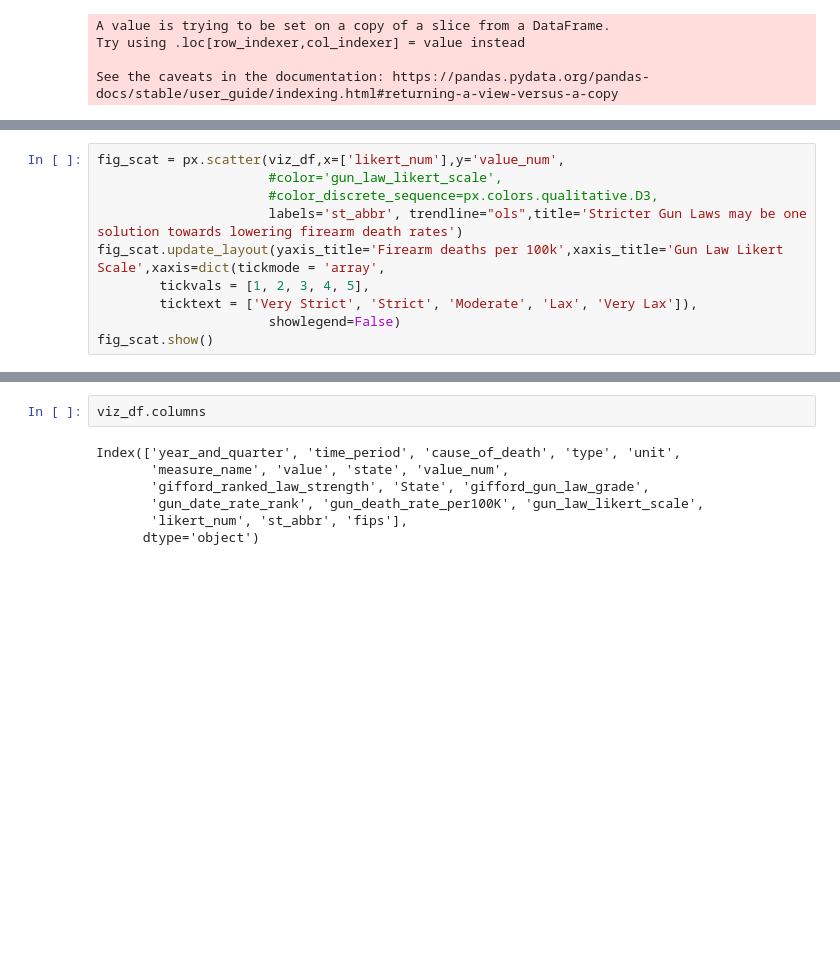
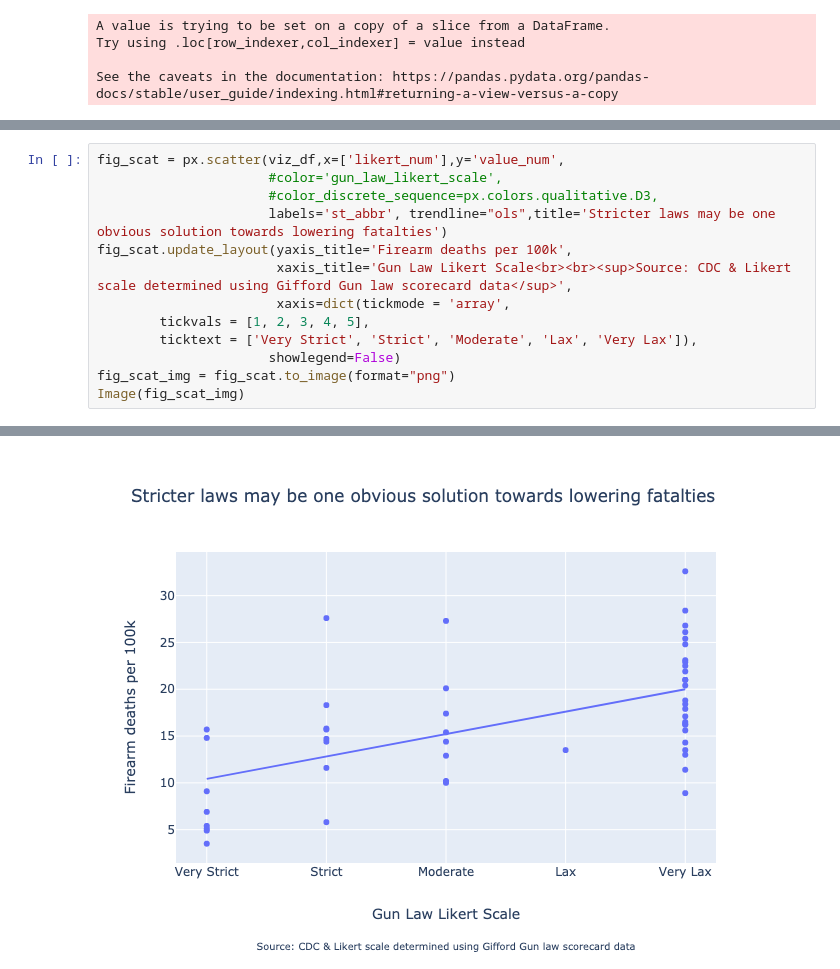
Before and after one commit to jforster19/Data608, a Jupyter notebook: Data Story 3 Draft.ipynb, the cells around one changed output, grey strips where cells are left out. Drawn from its saved outputs; the diff is of its cells as text; blank space fills up the shorter version.

```diff
--- a/Data Story 3 Draft.ipynb
+++ b/Data Story 3 Draft.ipynb
@@ -284,10 +297,13 @@ fig_box.show()
 fig_scat = px.scatter(viz_df,x=['likert_num'],y='value_num',
                       #color='gun_law_likert_scale',
                       #color_discrete_sequence=px.colors.qualitative.D3,
-                      labels='st_abbr', trendline="ols",title='Stricter Gun Laws may be one solution towards lowering firearm death rates')
-fig_scat.update_layout(yaxis_title='Firearm deaths per 100k',xaxis_title='Gun Law Likert Scale',xaxis=dict(tickmode = 'array',
+                      labels='st_abbr', trendline="ols",title='Stricter laws may be one obvious solution towards lowering fatalties')
+fig_scat.update_layout(yaxis_title='Firearm deaths per 100k',
+                       xaxis_title='Gun Law Likert Scale<br><br><sup>Source: CDC & Likert scale determined using Gifford Gun law scorecard data</sup>',
+                       xaxis=dict(tickmode = 'array',
         tickvals = [1, 2, 3, 4, 5],
         ticktext = ['Very Strict', 'Strict', 'Moderate', 'Lax', 'Very Lax']),
                       showlegend=False)
-fig_scat.show()
+fig_scat_img = fig_scat.to_image(format="png")
+Image(fig_scat_img)
 # %% [output]
@@ -295,9 +310 @@ fig_scat.show()
+[figure, added]
-# %%
-viz_df.columns
-# %% [output]
-Index(['year_and_quarter', 'time_period', 'cause_of_death', 'type', 'unit',
-       'measure_name', 'value', 'state', 'value_num',
-       'gifford_ranked_law_strength', 'State', 'gifford_gun_law_grade',
-       'gun_date_rate_rank', 'gun_death_rate_per100K', 'gun_law_likert_scale',
-       'likert_num', 'st_abbr', 'fips'],
-      dtype='object')
```
Also changed, not shown: parts of 8 cells of this notebook.
